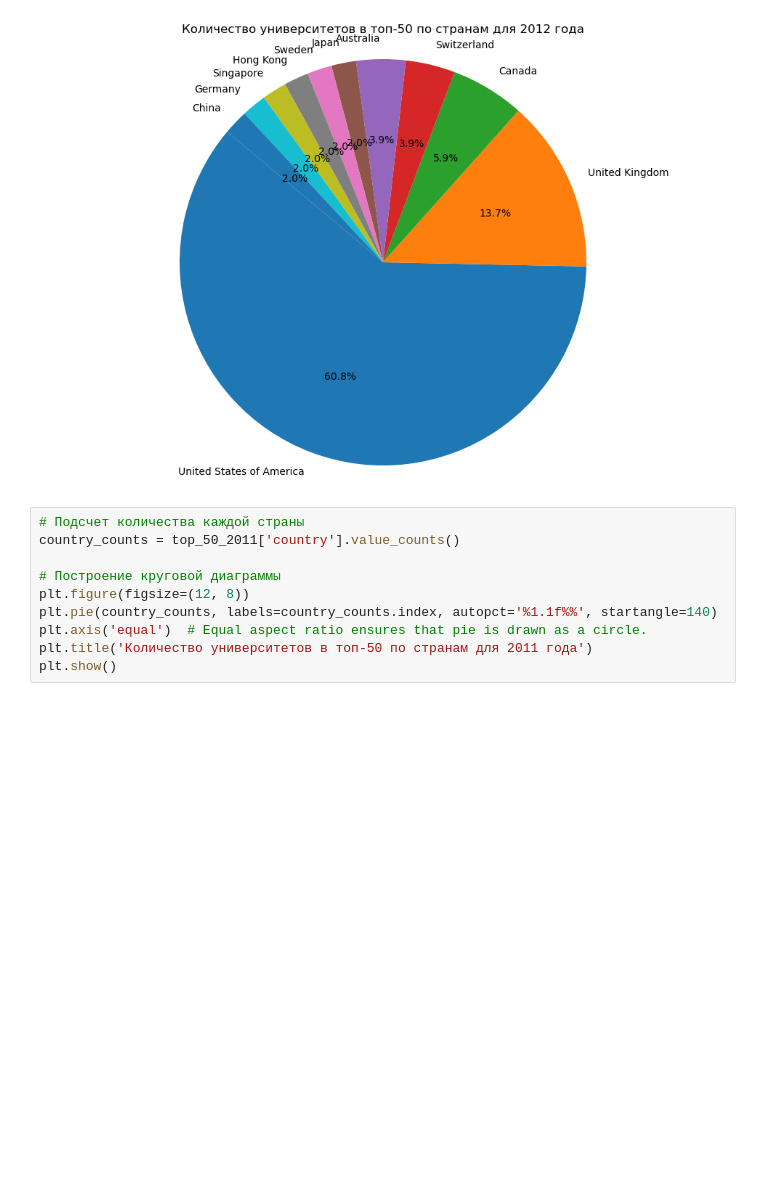
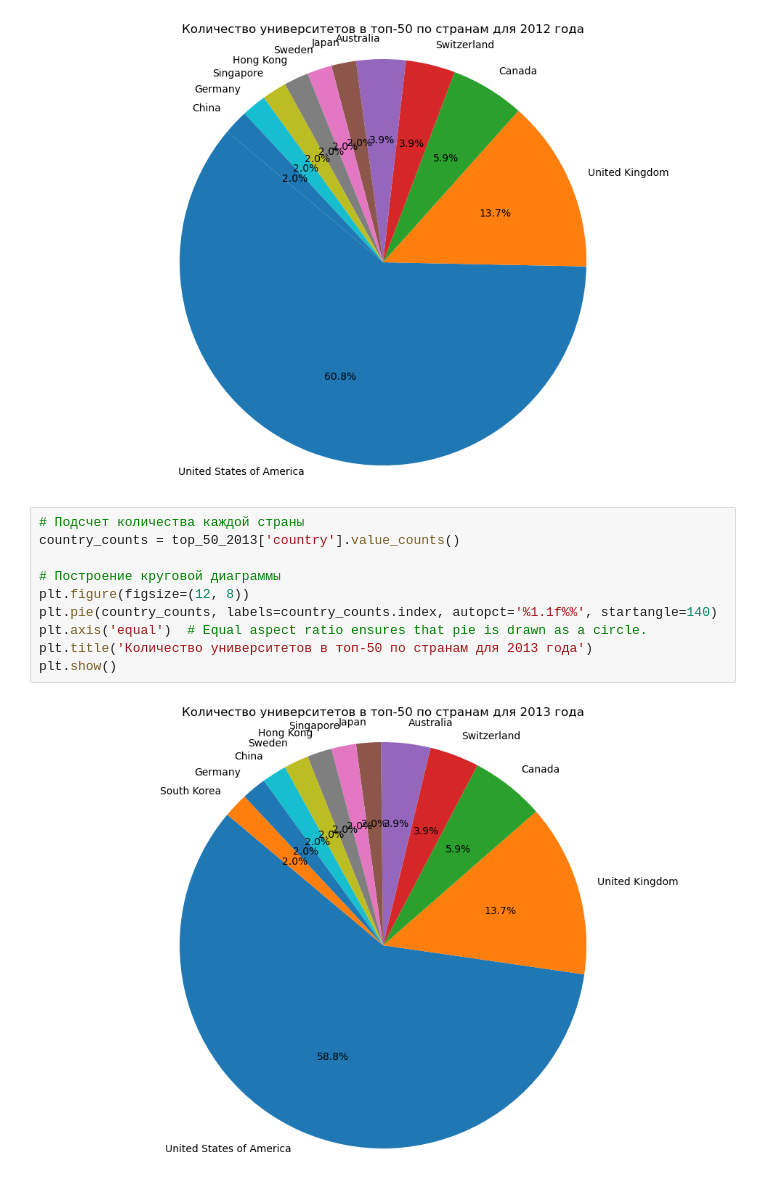
Before and after one commit to VladimirBorovoy/TMSds, a Jupyter notebook: lesson13/University.ipynb, the cells around one changed output. Saved outputs shown, nothing was run; the diff lists cells and outputs as text; blank space fills up the shorter version.

```diff
--- a/lesson13/University.ipynb
+++ b/lesson13/University.ipynb
@@ -241,11 +241,13 @@ plt.show()
 [figure]
 # %%
 # Подсчет количества каждой страны
-country_counts = top_50_2011['country'].value_counts()
+country_counts = top_50_2013['country'].value_counts()
 
 # Построение круговой диаграммы
 plt.figure(figsize=(12, 8))
 plt.pie(country_counts, labels=country_counts.index, autopct='%1.1f%%', startangle=140)
 plt.axis('equal')  # Equal aspect ratio ensures that pie is drawn as a circle.
-plt.title('Количество университетов в топ-50 по странам для 2011 года')
+plt.title('Количество университетов в топ-50 по странам для 2013 года')
 plt.show()
+# %% [output]
+[figure, added]
```
Also changed, not shown: parts of 3 cells of this notebook.
